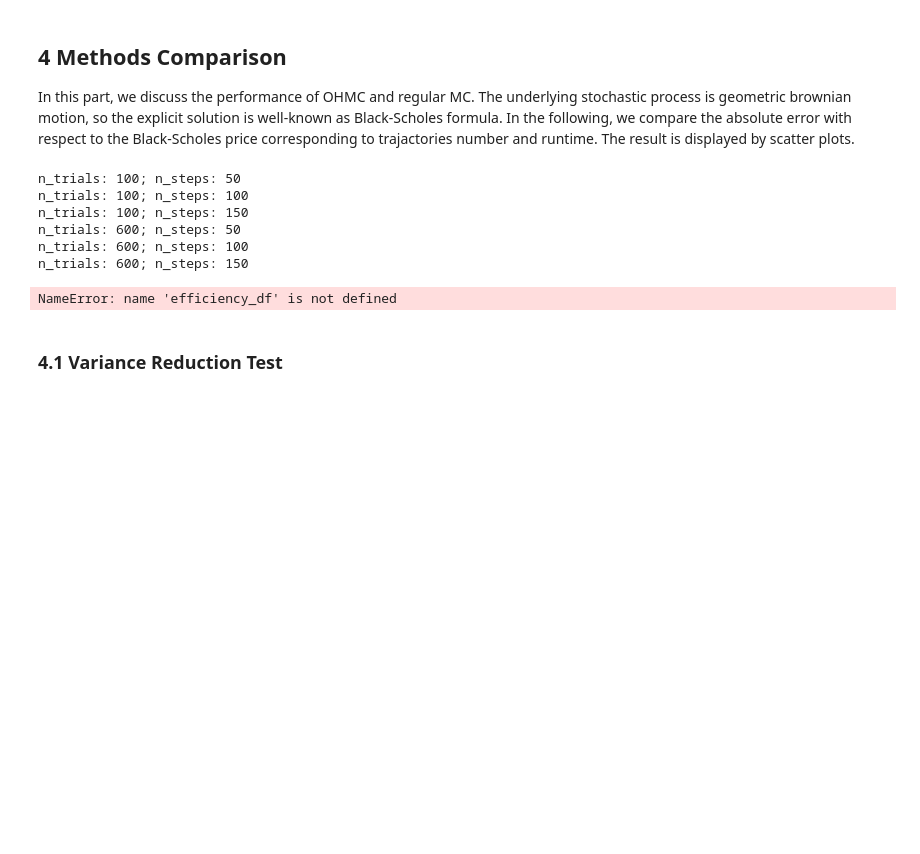
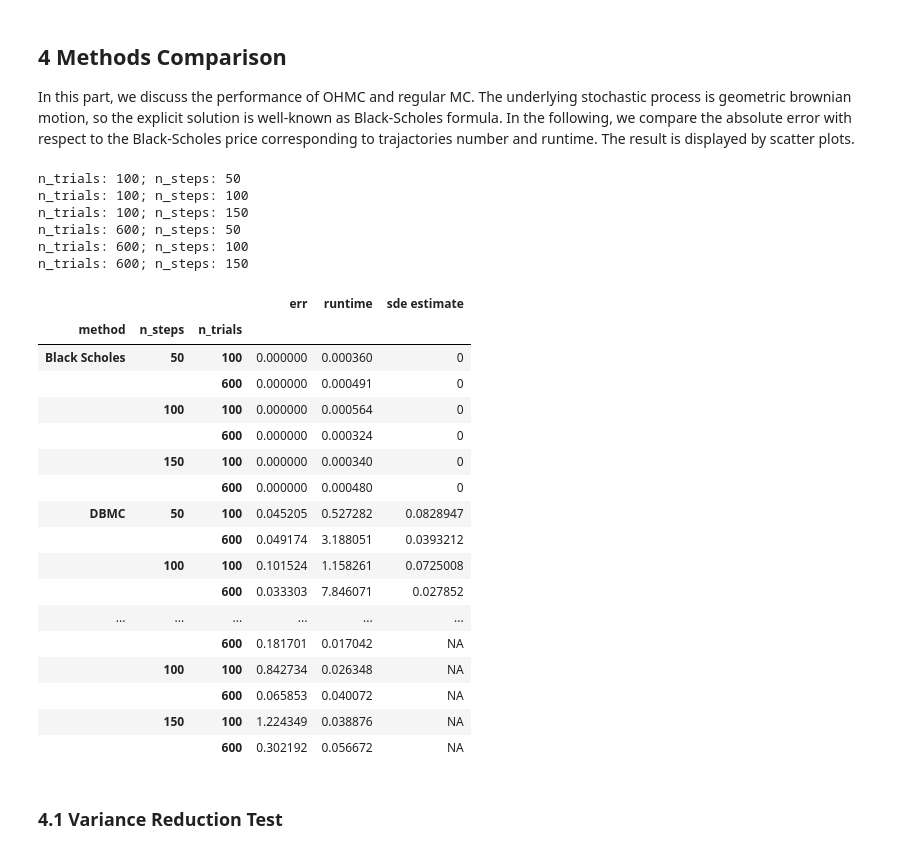
Before and after one commit to jerryxyx/MonteCarlo, a Jupyter notebook: MC-BlackScholes-European.ipynb, the cells around one changed output. Saved outputs shown, nothing was run; the diff lists cells and outputs as text; code cells hidden in the pictures; blank space fills up the shorter version.

```diff
--- a/MC-BlackScholes-European.ipynb
+++ b/MC-BlackScholes-European.ipynb
@@ -325,10 +325,27 @@ n_trials: 600; n_steps: 50
 n_trials: 600; n_steps: 100
 n_trials: 600; n_steps: 150
 # %%
-sorted_efficiency_df = efficiency_df.set_index(['method','n_steps','n_trials']).sort_index()
-sorted_efficiency_df
+sorted_performance_df = performance_df.set_index(['method','n_steps','n_trials']).sort_index()
+sorted_performance_df
 # %% [output]
-NameError: name 'efficiency_df' is not defined
+|  |  |  | err | runtime | sde estimate |
+| method | n_steps | n_trials |  |  |  |
+| Black Scholes | 50 | 100 | 0.000000 | 0.000360 | 0 |
+|  |  | 600 | 0.000000 | 0.000491 | 0 |
+|  | 100 | 100 | 0.000000 | 0.000564 | 0 |
+|  |  | 600 | 0.000000 | 0.000324 | 0 |
+|  | 150 | 100 | 0.000000 | 0.000340 | 0 |
+|  |  | 600 | 0.000000 | 0.000480 | 0 |
+| DBMC | 50 | 100 | 0.045205 | 0.527282 | 0.0828947 |
+|  |  | 600 | 0.049174 | 3.188051 | 0.0393212 |
+|  | 100 | 100 | 0.101524 | 1.158261 | 0.0725008 |
+|  |  | 600 | 0.033303 | 7.846071 | 0.027852 |
+| ... | ... | ... | ... | ... | ... |
+|  |  | 600 | 0.181701 | 0.017042 | NA |
+|  | 100 | 100 | 0.842734 | 0.026348 | NA |
+|  |  | 600 | 0.065853 | 0.040072 | NA |
+|  | 150 | 100 | 1.224349 | 0.038876 | NA |
+|  |  | 600 | 0.302192 | 0.056672 | NA |
 # %% [markdown]
 ### 4.1 Variance Reduction Test
 # %% [markdown]
```
Also changed, not shown: parts of 8 cells of this notebook, 1 other file.
